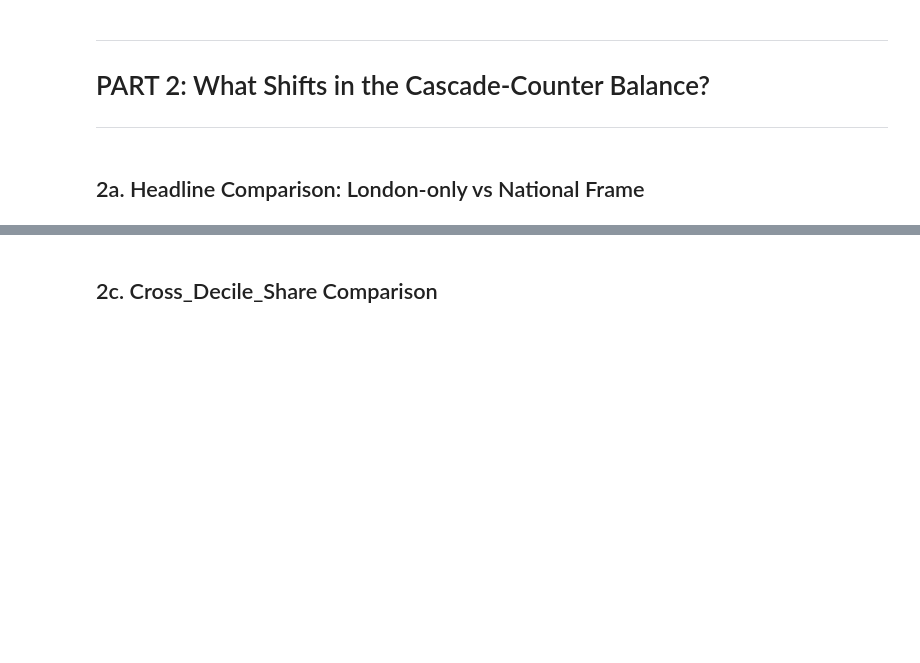
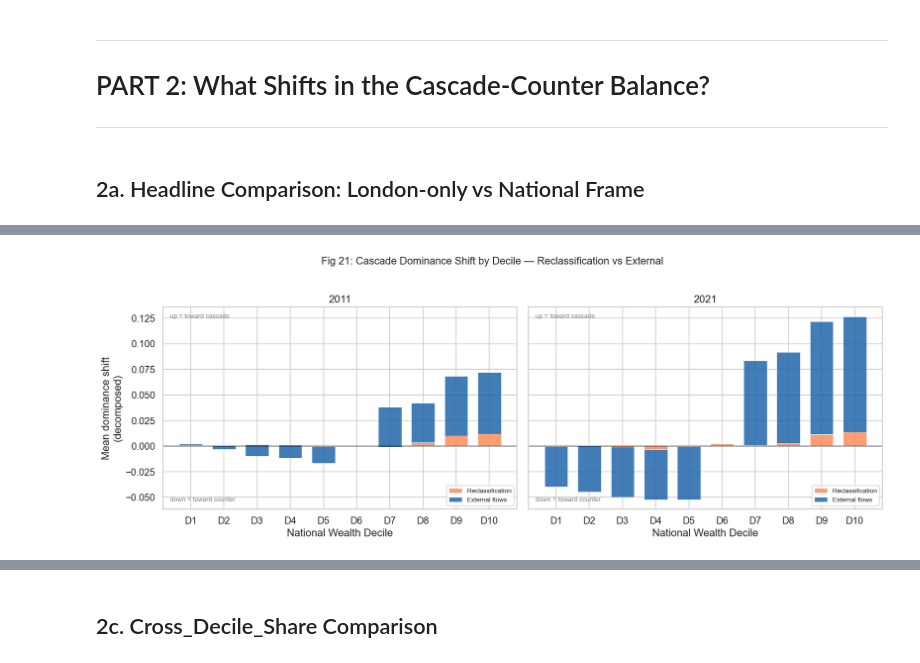
Before and after one commit to yxing82/CASA-Dissertation, a Jupyter notebook: scripts/eda_4_rerun_compare_natioanl_frame_and_london_only__20260625.ipynb, the cells around one changed output, grey strips where cells are left out. Drawn from its saved outputs; the diff is of its cells as text; code cells hidden in the pictures; blank space fills up the shorter version.

```diff
--- a/scripts/eda_4_rerun_compare_natioanl_frame_and_london_only__20260625.ipynb
+++ b/scripts/eda_4_rerun_compare_natioanl_frame_and_london_only__20260625.ipynb
@@ -250,3 +250,28 @@ FRAME B SANITY CHECKS  (suffix _intnat_ = internal flows, national deciles)
 Frame B constructed.
 # %% [markdown]
 We now hold all three frames in memory. Every "London vs national" comparison below is reported as **A → B → C**, so the reclassification step (B − A) and the external-flow step (C − B) are always visible separately rather than summed into a single C − A figure.
+# %%
+# ── Diagnostic: zero cross-decile-share / zero-migration MSOAs ────────────
+print('=' * 70)
+print('DIAGNOSTIC: zero-CDS / zero-migration MSOAs (exist identically in both frames)')
+print('=' * 70)
+for yr in ['11', '21']:
+    nat_zero = set(df.loc[df[f'Cross_Decile_Share_nat_{yr}'] == 0, 'msoa11cd'])
+    ldn_zero = set(df.loc[df[f'Cross_Decile_Share_{yr}'] == 0, 'msoa11cd'])
+    print(f'\n  20{yr}:  National CDS=0: {len(nat_zero):>3d}   London CDS=0: {len(ldn_zero):>3d}'
+          f'   identical set? {nat_zero == ldn_zero}')
+    if nat_zero:
+        m = df['msoa11cd'].isin(nat_zero)
+        print(f'    all Total_Mig_nat=0? {(df.loc[m, f"Total_Migration_nat_{yr}"] == 0).all()}'
+              f'   all Ext_Inflow=0? {(df.loc[m, f"Ext_Inflow_nat_{yr}"] == 0).all()}')
+
+# ── Suppression flag: zero-migration MSOAs are disclosure artefacts ───────
+# (diagnosed in EDA2/EDA3 as small-cell disclosure control, not real zeros)
+for yr in ['11', '21']:
+    df[f'Suppressed_{yr}'] = df[f'Total_Migration_nat_{yr}'] == 0
+VALID = {yr: ~df[f'Suppressed_{yr}'] for yr in ['11', '21']}
+print(f'\nSuppression flag set:  2011 -> {int(df["Suppressed_11"].sum())} MSOAs   '
+      f'2021 -> {int(df["Suppressed_21"].sum())} MSOAs')
+print('Policy: these are EXCLUDED from 2021 thresholds, means, typology counts and')
+print("correlations, and labelled 'Suppressed' (not 'Lateral') in the typology.")
+print('Valid N:  2011 =', int(VALID['11'].sum()), '  2021 =', int(VALID['21'].sum()))
@@ -951,7 +991,7 @@ metrics = [('CFI_Churn', 'Cascade churn'), ('Counter_Churn', 'Counter churn'),
            ('Net_Cascade', 'Net cascade'), ('Net_Counter', 'Net counter'),
            ('Cascade_Dominance', 'Cascade dominance'), ('Cross_Decile_Share', 'Cross-decile share')]
 for yr in ['11', '21']:
-    m = VALID[yr]
+    m = df[f'Total_Migration_nat_{yr}'] != 0
     print(f'\n-- 20{yr}  (N={int(m.sum())}) ' + '-' * 72)
     print(f"{'Metric':>20s}{'A (Ldn)':>13s}{'B (NatDec)':>13s}{'C (Nat+Ext)':>13s}"
           f"{'Reclass B-A':>13s}{'Ext C-B':>13s}")
@@ -985,9 +1086,9 @@ for yr in ['11', '21']:
     df[f'Dom_External_{yr}'] = df[f'Cascade_Dominance_nat_{yr}']    - df[f'Cascade_Dominance_intnat_{yr}']
     df[f'Dom_Shift_{yr}']    = df[f'Cascade_Dominance_nat_{yr}']    - df[f'Cascade_Dominance_{yr}']
 
-print('=== Cascade Dominance Shift, decomposed (per-MSOA, valid only) ===')
+print('=== Cascade Dominance Shift, decomposed (per-MSOA) ===')
 for yr in ['11', '21']:
-    m = VALID[yr]
+    m = df[f'Total_Migration_nat_{yr}'] != 0
     r, e, t = df.loc[m, f'Dom_Reclass_{yr}'], df.loc[m, f'Dom_External_{yr}'], df.loc[m, f'Dom_Shift_{yr}']
     print(f'\n  20{yr}  (N={int(m.sum())}):')
     print(f'    Reclassification (B-A): mean {r.mean():+.5f}   median {r.median():+.5f}')
@@ -1001,19 +1124,21 @@ for yr in ['11', '21']:
 # %%
 # ── Fig 21: dominance shift by decile, decomposed (stacked) ─────────────
 fig, axes = plt.subplots(1, 2, figsize=(14, 5), sharey=True)
 dec = 'Wealth_Decile_National'; x = np.arange(1, 11)
 for idx, yr in enumerate(['11', '21']):
     ax = axes[idx]
     r = np.nan_to_num(df.groupby(dec)[f'Dom_Reclass_{yr}'].mean().reindex(range(1, 11)).values)
     e = np.nan_to_num(df.groupby(dec)[f'Dom_External_{yr}'].mean().reindex(range(1, 11)).values)
-    ax.bar(x, r, 0.7, label='Reclassification (B-A)', color='#fc8d59', alpha=0.85, edgecolor='white', lw=0.5)
-    ax.bar(x, e, 0.7, bottom=r, label='External flows (C-B)', color='#2166ac', alpha=0.85, edgecolor='white', lw=0.5)
+    ax.bar(x, r, 0.7, label='Reclassification', color='#fc8d59', alpha=0.85, edgecolor='white', lw=0.5)
+    ax.bar(x, e, 0.7, bottom=r, label='External flows', color='#2166ac', alpha=0.85, edgecolor='white', lw=0.5)
     ax.axhline(0, color='black', lw=0.8)
     ax.set_xlabel('National Wealth Decile'); ax.set_title(f'20{yr}')
     ax.set_xticks(x); ax.set_xticklabels([f'D{d}' for d in x])
     ax.text(0.02, 0.97, 'up = toward cascade', transform=ax.transAxes, fontsize=8, color='grey', va='top')
     ax.text(0.02, 0.03, 'down = toward counter', transform=ax.transAxes, fontsize=8, color='grey', va='bottom')
     ax.legend(fontsize=8, loc='lower right')
 axes[0].set_ylabel('Mean dominance shift\n(decomposed)')
 fig.suptitle('Fig 21: Cascade Dominance Shift by Decile — Reclassification vs External', fontsize=13, y=1.02)
 plt.tight_layout(); plt.savefig(OUTPUT_DIR / 'fig_21_dominance_shift_decomposed.png', dpi=150); plt.show()
+# %% [output]
+[figure, added]
```
Also changed, not shown: parts of 26 cells of this notebook, 5 other files.
